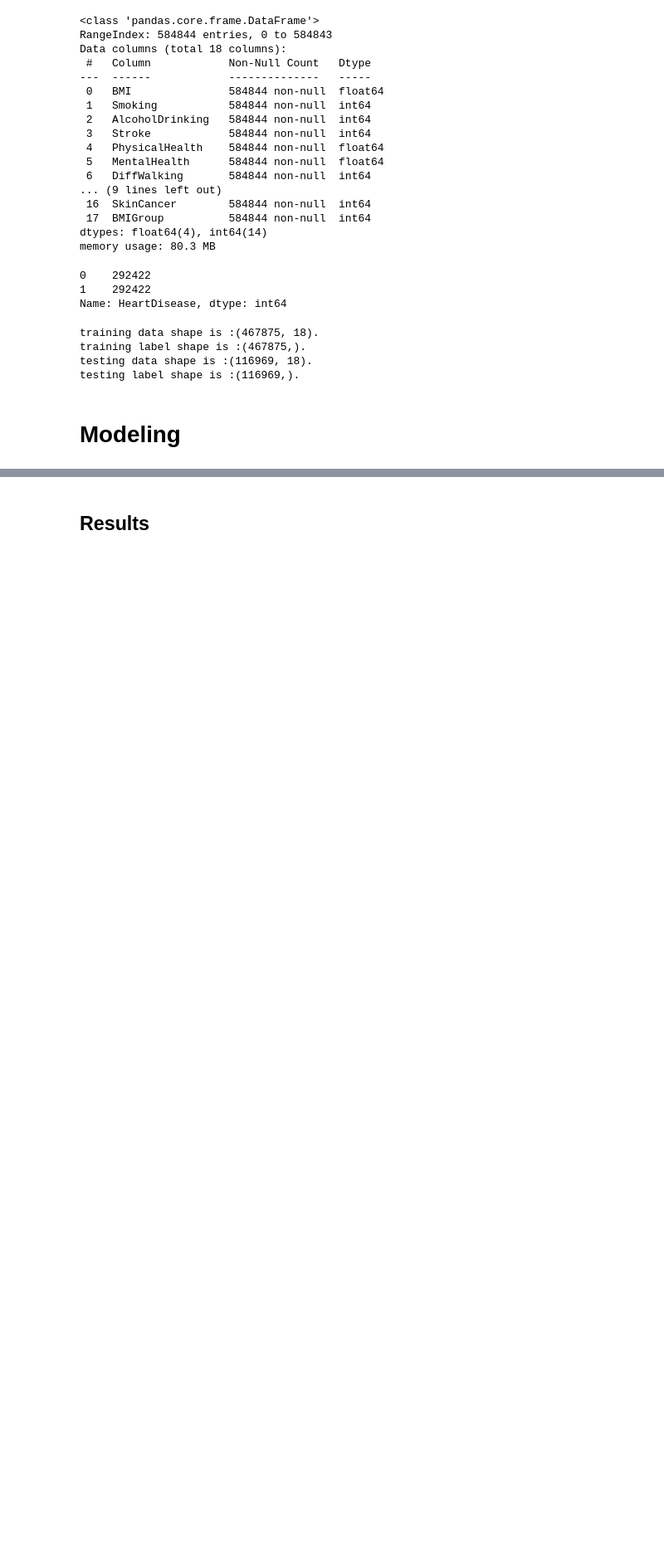
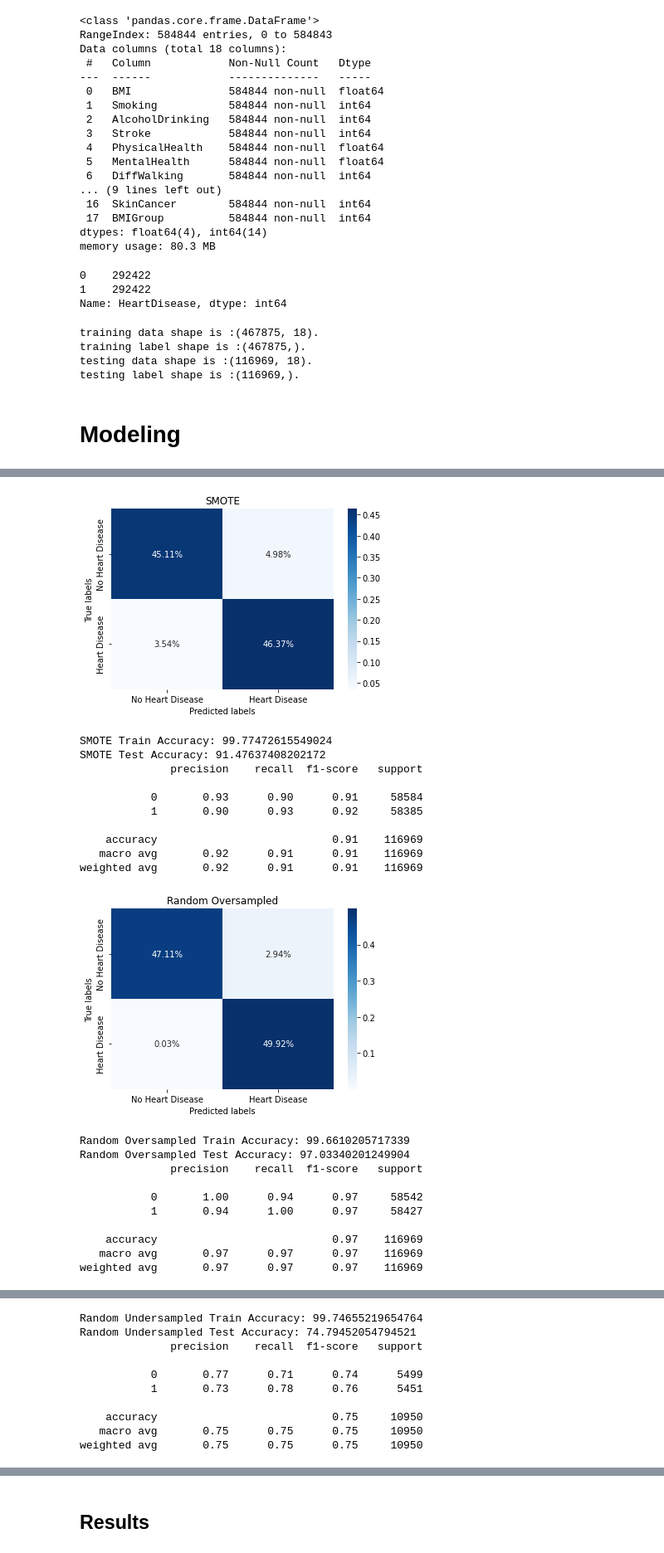
Before and after one commit to sophtsai/Heart-Disease-ML, a Jupyter notebook: Predicting_Heart_Disease_Final.ipynb, the cells around one changed output, grey strips where cells are left out. Shown at 83% size. Cells and saved outputs as stored; diff of their text form; code cells hidden in the pictures; blank space fills up the shorter version.

```diff
--- a/Predicting_Heart_Disease_Final.ipynb
+++ b/Predicting_Heart_Disease_Final.ipynb
@@ -607,0 +696,27 @@ weighted avg       0.77      0.77      0.77     10950
+# %%
+model = RandomForestClassifier()
+# %%
+test_model("Random Forest Classifier", model)
+# %% [output]
+[figure, added]
+SMOTE Train Accuracy: 99.77472615549024
+SMOTE Test Accuracy: 91.47637408202172
+              precision    recall  f1-score   support
+
+           0       0.93      0.90      0.91     58584
+           1       0.90      0.93      0.92     58385
+
+    accuracy                           0.91    116969
+   macro avg       0.92      0.91      0.91    116969
+weighted avg       0.92      0.91      0.91    116969
+[figure, added]
+Random Oversampled Train Accuracy: 99.6610205717339
+Random Oversampled Test Accuracy: 97.03340201249904
+              precision    recall  f1-score   support
+
+           0       1.00      0.94      0.97     58542
+           1       0.94      1.00      0.97     58427
+
+    accuracy                           0.97    116969
+   macro avg       0.97      0.97      0.97    116969
+weighted avg       0.97      0.97      0.97    116969
@@ -607,0 +724,10 @@ weighted avg       0.77      0.77      0.77     10950
+Random Undersampled Train Accuracy: 99.74655219654764
+Random Undersampled Test Accuracy: 74.79452054794521
+              precision    recall  f1-score   support
+
+           0       0.77      0.71      0.74      5499
+           1       0.73      0.78      0.76      5451
+
+    accuracy                           0.75     10950
+   macro avg       0.75      0.75      0.75     10950
+weighted avg       0.75      0.75      0.75     10950
```
Also changed, not shown: parts of 53 cells of this notebook.
